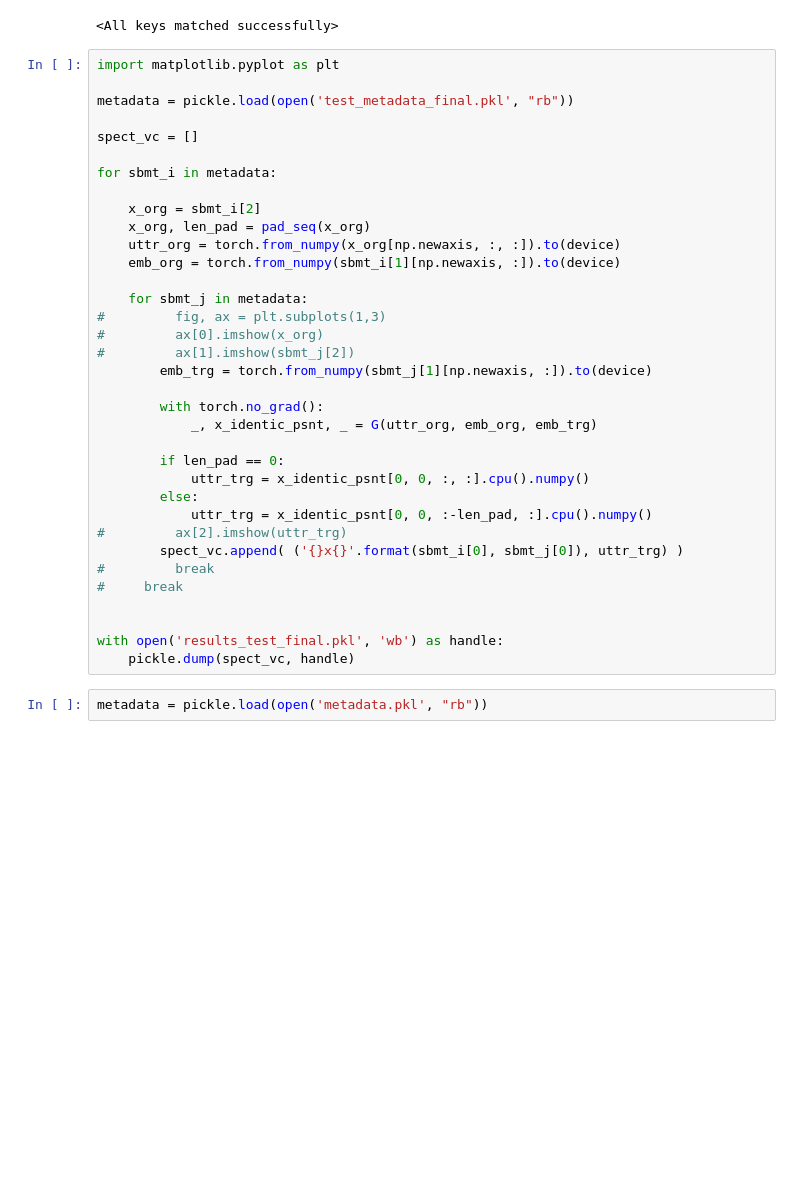
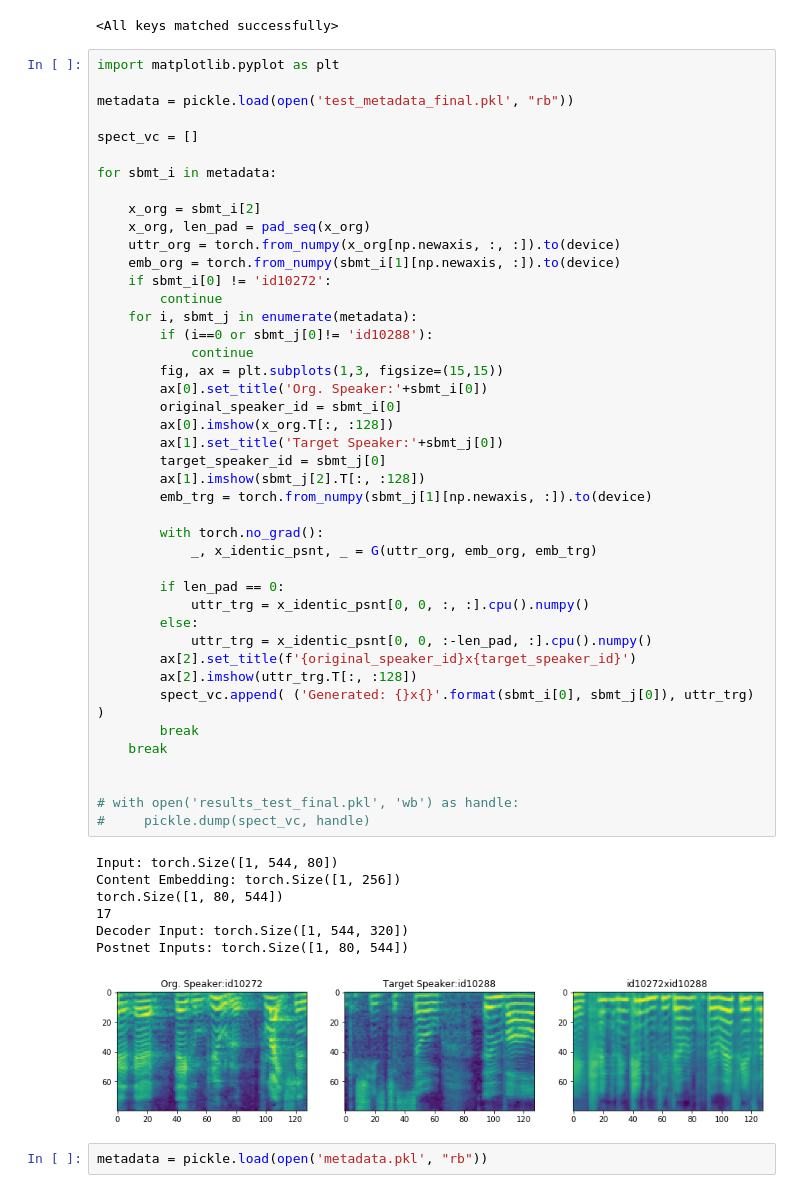
Before and after one commit to niral28/generative-vc, a Jupyter notebook: autovc/conversion-Copy1.ipynb, the cells around one changed output. Drawn from its saved outputs; the diff is of its cells as text; blank space fills up the shorter version.

```diff
--- a/autovc/conversion-Copy1.ipynb
+++ b/autovc/conversion-Copy1.ipynb
@@ -23,38 +23,54 @@ G.load_state_dict(g_checkpoint['model'])
 # %%
 import matplotlib.pyplot as plt
 
 metadata = pickle.load(open('test_metadata_final.pkl', "rb"))
 
 spect_vc = []
 
 for sbmt_i in metadata:
 
     x_org = sbmt_i[2]
     x_org, len_pad = pad_seq(x_org)
     uttr_org = torch.from_numpy(x_org[np.newaxis, :, :]).to(device)
     emb_org = torch.from_numpy(sbmt_i[1][np.newaxis, :]).to(device)
-
-    for sbmt_j in metadata:
-#         fig, ax = plt.subplots(1,3)
-#         ax[0].imshow(x_org)
-#         ax[1].imshow(sbmt_j[2])
+    if sbmt_i[0] != 'id10272':
+        continue
+    for i, sbmt_j in enumerate(metadata):
+        if (i==0 or sbmt_j[0]!= 'id10288'):
+            continue
+        fig, ax = plt.subplots(1,3, figsize=(15,15))
+        ax[0].set_title('Org. Speaker:'+sbmt_i[0])
+        original_speaker_id = sbmt_i[0]
+        ax[0].imshow(x_org.T[:, :128])
+        ax[1].set_title('Target Speaker:'+sbmt_j[0])
+        target_speaker_id = sbmt_j[0]
+        ax[1].imshow(sbmt_j[2].T[:, :128])
         emb_trg = torch.from_numpy(sbmt_j[1][np.newaxis, :]).to(device)
 
         with torch.no_grad():
             _, x_identic_psnt, _ = G(uttr_org, emb_org, emb_trg)
 
         if len_pad == 0:
             uttr_trg = x_identic_psnt[0, 0, :, :].cpu().numpy()
         else:
             uttr_trg = x_identic_psnt[0, 0, :-len_pad, :].cpu().numpy()
-#         ax[2].imshow(uttr_trg)
-        spect_vc.append( ('{}x{}'.format(sbmt_i[0], sbmt_j[0]), uttr_trg) )
-#         break
-#     break
+        ax[2].set_title(f'{original_speaker_id}x{target_speaker_id}')
+        ax[2].imshow(uttr_trg.T[:, :128])
+        spect_vc.append( ('Generated: {}x{}'.format(sbmt_i[0], sbmt_j[0]), uttr_trg) )
+        break
+    break
 
 
-with open('results_test_final.pkl', 'wb') as handle:
-    pickle.dump(spect_vc, handle)
+# with open('results_test_final.pkl', 'wb') as handle:
+#     pickle.dump(spect_vc, handle)
+# %% [output]
+Input: torch.Size([1, 544, 80])
+Content Embedding: torch.Size([1, 256])
+torch.Size([1, 80, 544])
+17
+Decoder Input: torch.Size([1, 544, 320])
+Postnet Inputs: torch.Size([1, 80, 544])
+[figure, added]
 # %%
 metadata = pickle.load(open('metadata.pkl', "rb"))
 # %%
```
Also changed, not shown: parts of 3 cells of this notebook, 34 other files.
